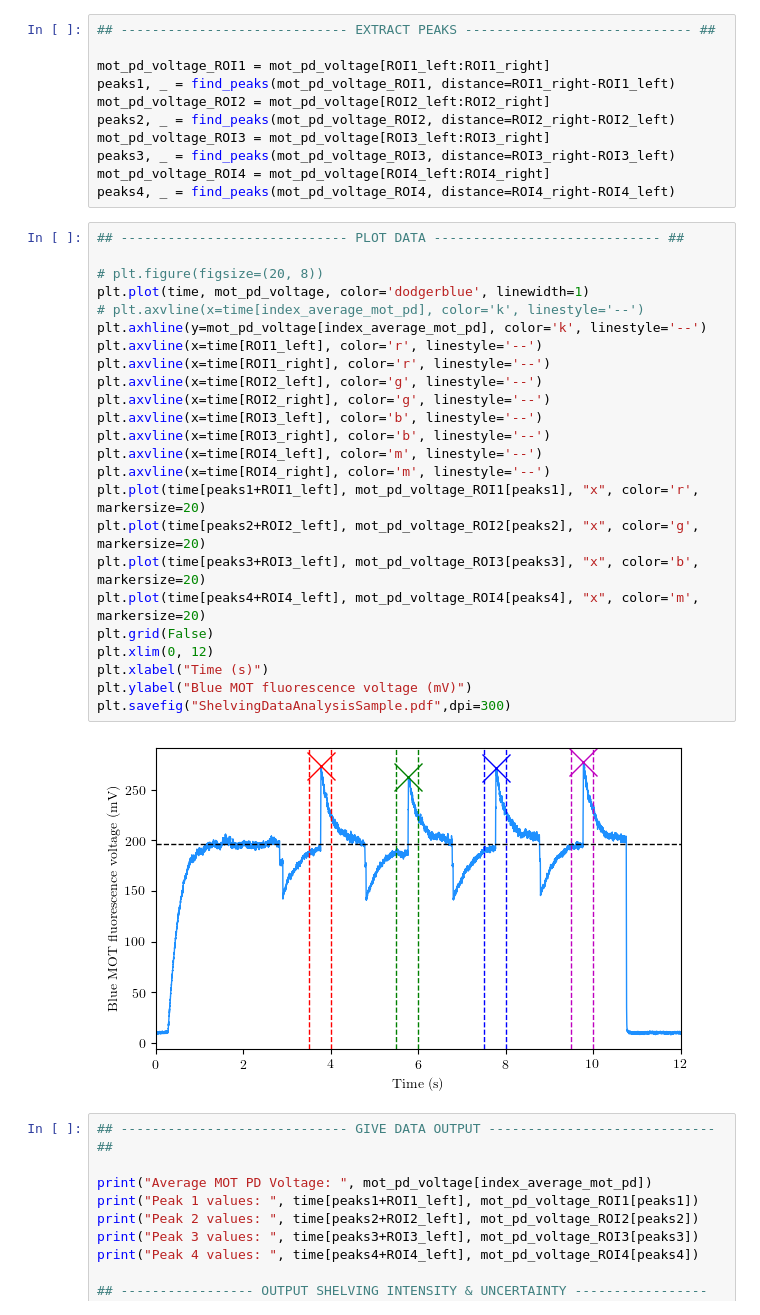
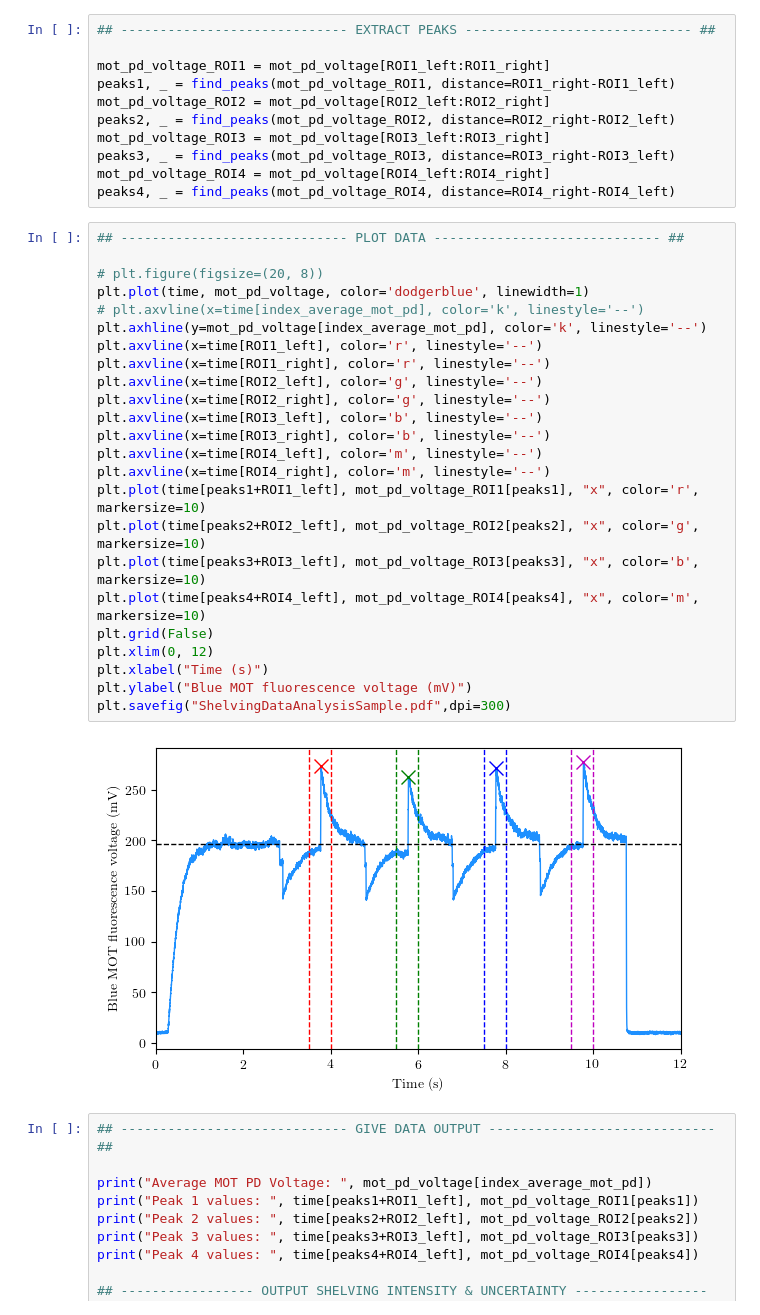
Before and after one commit to hsuchungchuan/Projects, a Jupyter notebook: 240902 Shelving Red MOT Data Analysis/ShelvingDataAnalysisSampleShelvingForDifferentBeamPowers.ipynb, the cells around one changed output. Drawn from its saved outputs; the diff is of its cells as text.

Commit message:
make x smaller in shelving graph

```diff
--- a/240902 Shelving Red MOT Data Analysis/ShelvingDataAnalysisSampleShelvingForDifferentBeamPowers.ipynb
+++ b/240902 Shelving Red MOT Data Analysis/ShelvingDataAnalysisSampleShelvingForDifferentBeamPowers.ipynb
@@ -130,29 +129,29 @@ peaks4, _ = find_peaks(mot_pd_voltage_ROI4, distance=ROI4_right-ROI4_left)
 # %%
 ## ----------------------------- PLOT DATA ----------------------------- ##
 
 # plt.figure(figsize=(20, 8))
 plt.plot(time, mot_pd_voltage, color='dodgerblue', linewidth=1)
 # plt.axvline(x=time[index_average_mot_pd], color='k', linestyle='--')
 plt.axhline(y=mot_pd_voltage[index_average_mot_pd], color='k', linestyle='--')
 plt.axvline(x=time[ROI1_left], color='r', linestyle='--')
 plt.axvline(x=time[ROI1_right], color='r', linestyle='--')
 plt.axvline(x=time[ROI2_left], color='g', linestyle='--')
 plt.axvline(x=time[ROI2_right], color='g', linestyle='--')
 plt.axvline(x=time[ROI3_left], color='b', linestyle='--')
 plt.axvline(x=time[ROI3_right], color='b', linestyle='--')
 plt.axvline(x=time[ROI4_left], color='m', linestyle='--')
 plt.axvline(x=time[ROI4_right], color='m', linestyle='--')
-plt.plot(time[peaks1+ROI1_left], mot_pd_voltage_ROI1[peaks1], "x", color='r', markersize=20)
-plt.plot(time[peaks2+ROI2_left], mot_pd_voltage_ROI2[peaks2], "x", color='g', markersize=20)
-plt.plot(time[peaks3+ROI3_left], mot_pd_voltage_ROI3[peaks3], "x", color='b', markersize=20)
-plt.plot(time[peaks4+ROI4_left], mot_pd_voltage_ROI4[peaks4], "x", color='m', markersize=20)
+plt.plot(time[peaks1+ROI1_left], mot_pd_voltage_ROI1[peaks1], "x", color='r', markersize=10)
+plt.plot(time[peaks2+ROI2_left], mot_pd_voltage_ROI2[peaks2], "x", color='g', markersize=10)
+plt.plot(time[peaks3+ROI3_left], mot_pd_voltage_ROI3[peaks3], "x", color='b', markersize=10)
+plt.plot(time[peaks4+ROI4_left], mot_pd_voltage_ROI4[peaks4], "x", color='m', markersize=10)
 plt.grid(False)
 plt.xlim(0, 12)
 plt.xlabel("Time (s)")
 plt.ylabel("Blue MOT fluorescence voltage (mV)")
 plt.savefig("ShelvingDataAnalysisSample.pdf",dpi=300)
 # %% [output]
-[figure, old version]
+[figure, new version]
 # %%
 ## ----------------------------- GIVE DATA OUTPUT ----------------------------- ##
 
```
Also changed, not shown: parts of 1 cell of this notebook, 1 other file.
